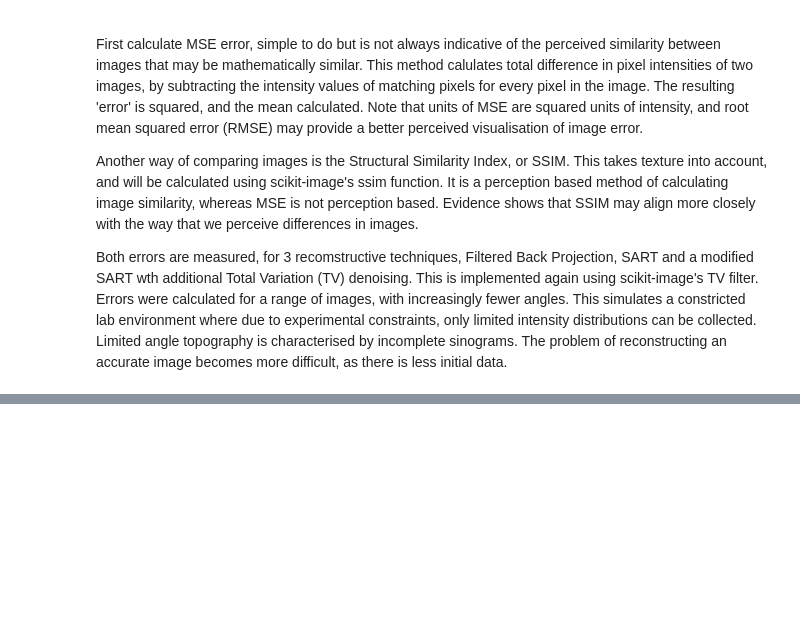
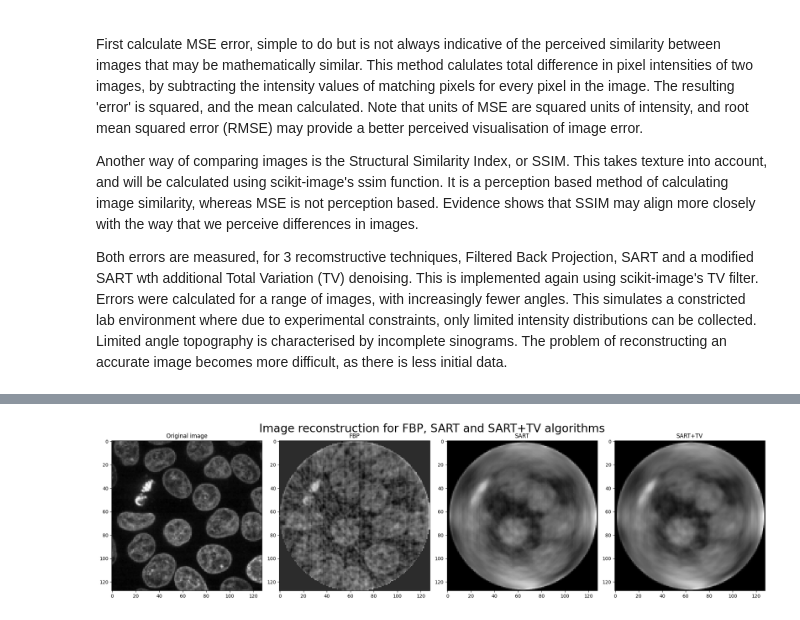
Before and after one commit to msmith693/tomography, a Jupyter notebook: torus_simulation.ipynb, the cells around one changed output, grey strips where cells are left out. Drawn from its saved outputs; the diff is of its cells as text; code cells hidden in the pictures; blank space fills up the shorter version.

```diff
--- a/torus_simulation.ipynb
+++ b/torus_simulation.ipynb
@@ -487,0 +562,39 @@ plt.show()
+# %%
+image = io.imread("images/cells.tif")[32, :, :]
+# downsampling cells image
+image = resize(image, (image.shape[0] // 2, image.shape[1] // 2), anti_aliasing=True)
+# example of bad naming. There are two different types of projections, an integer passed into generate_sparse_sinogram and an array of projections that needs to be passed into sart functions.
+projection_array = generate_num_projections(15)
+
+sparse_sinogram = generate_sparse_sinogram(image, 15)
+
+
+reconstruction_modified_sart = modified_sart_plus_tv(
+    sparse_sinogram, theta=projection_array, weight=0.001
+)
+
+reconstruction_fbp = iradon(sparse_sinogram, theta=projection_array, filter_name="ramp")
+
+reconstruction_sart = iradon_sart(sparse_sinogram, theta=projection_array)
+
+# imkwargs = dict(vmin=-0.2, vmax=0.2)
+fig, (ax1, ax2, ax3, ax4) = plt.subplots(1, 4, figsize=(20, 10))
+
+fig.suptitle(
+    "Image reconstruction for FBP, SART and SART+TV algorithms",
+    y=0.75,
+    fontsize=24,
+)
+ax1.set_title("Original image")
+ax1.imshow(image, cmap=plt.cm.Greys_r)
+ax2.set_title("FBP")
+ax2.imshow(reconstruction_fbp, cmap=plt.cm.Greys_r)
+ax3.set_title("SART")
+ax3.imshow(reconstruction_sart, cmap=plt.cm.Greys_r)
+ax4.set_title("SART+TV")
+ax4.imshow(reconstruction_modified_sart, cmap=plt.cm.Greys_r)
+
+fig.tight_layout()
+plt.show()
+# %% [output]
+[figure, added]
```
Also changed, not shown: parts of 7 cells of this notebook.
